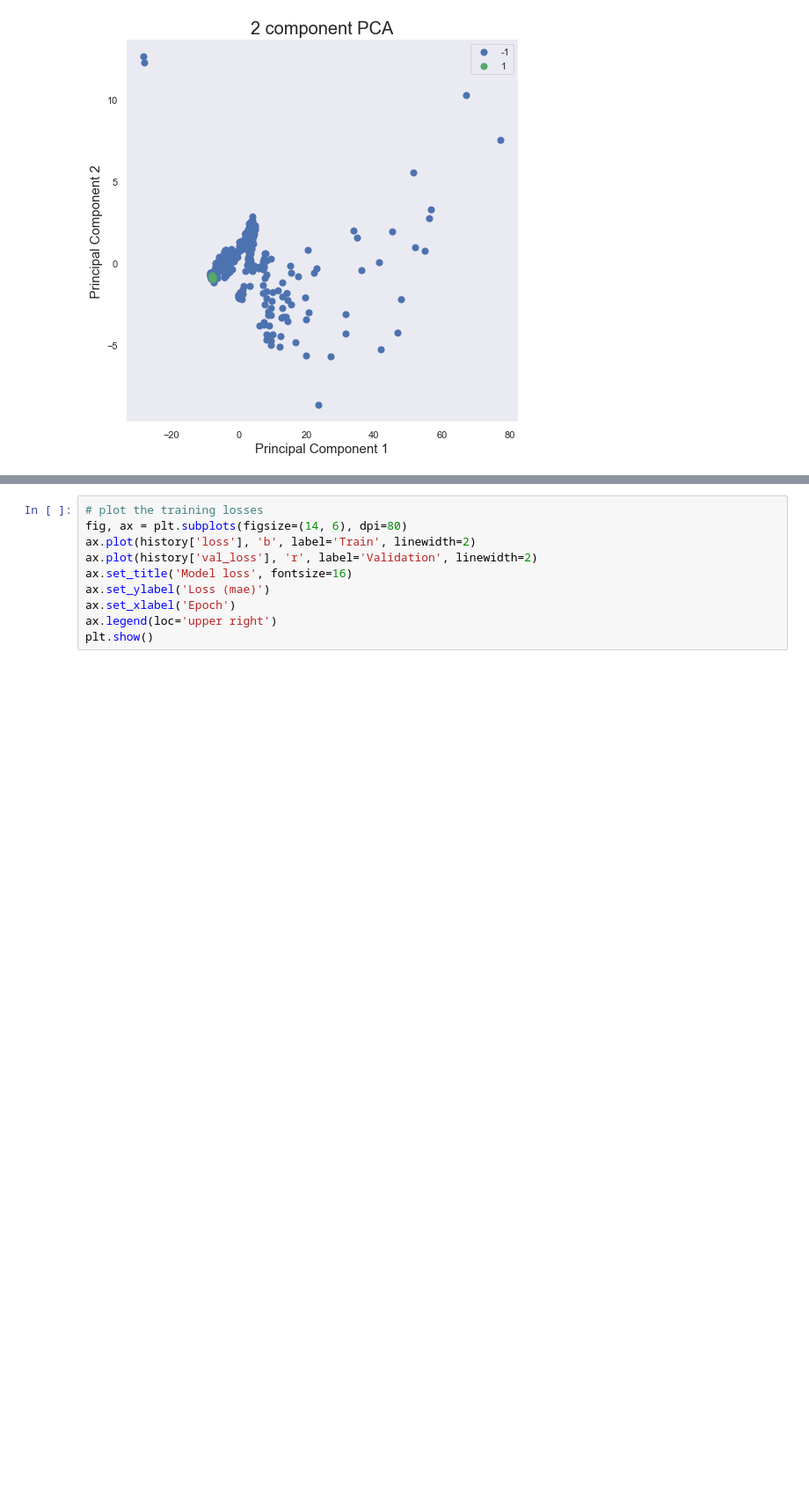
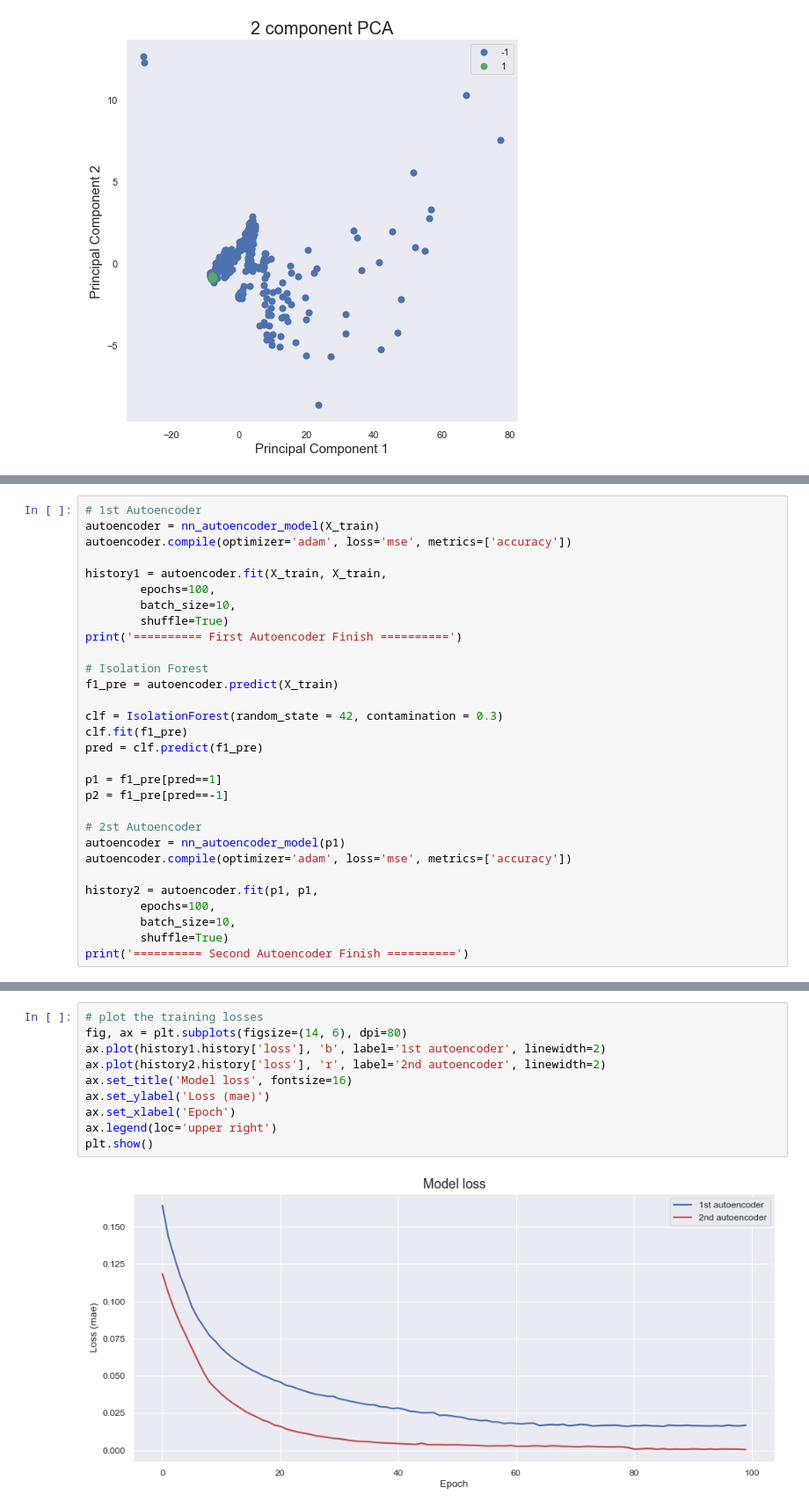
Before and after one commit to forallx94/Sequential_Anomaly_detecion, a Jupyter notebook: Sensor Anomaly Detection.ipynb, the cells around one changed output, grey strips where cells are left out. Shown at 88% size. Drawn from its saved outputs; the diff is of its cells as text; blank space fills up the shorter version.

```diff
--- a/Sensor Anomaly Detection.ipynb
+++ b/Sensor Anomaly Detection.ipynb
@@ -605,0 +544,30 @@ print(max(history1.history['accuracy']) , max(history2.history['accuracy']))
+# %%
+# 1st Autoencoder
+autoencoder = nn_autoencoder_model(X_train)
+autoencoder.compile(optimizer='adam', loss='mse', metrics=['accuracy'])
+
+history1 = autoencoder.fit(X_train, X_train,
+        epochs=100,
+        batch_size=10,
+        shuffle=True)
+print('========== First Autoencoder Finish ==========')
+
+# Isolation Forest
+f1_pre = autoencoder.predict(X_train)
+
+clf = IsolationForest(random_state = 42, contamination = 0.3)
+clf.fit(f1_pre)
+pred = clf.predict(f1_pre)
+
+p1 = f1_pre[pred==1]
+p2 = f1_pre[pred==-1]
+
+# 2st Autoencoder
+autoencoder = nn_autoencoder_model(p1)
+autoencoder.compile(optimizer='adam', loss='mse', metrics=['accuracy'])
+
+history2 = autoencoder.fit(p1, p1,
+        epochs=100,
+        batch_size=10,
+        shuffle=True)
+print('========== Second Autoencoder Finish ==========')
@@ -606,10 +592,12 @@ print(max(history1.history['accuracy']) , max(history2.history['accuracy']))
 # %%
 # plot the training losses
 fig, ax = plt.subplots(figsize=(14, 6), dpi=80)
-ax.plot(history['loss'], 'b', label='Train', linewidth=2)
-ax.plot(history['val_loss'], 'r', label='Validation', linewidth=2)
+ax.plot(history1.history['loss'], 'b', label='1st autoencoder', linewidth=2)
+ax.plot(history2.history['loss'], 'r', label='2nd autoencoder', linewidth=2)
 ax.set_title('Model loss', fontsize=16)
 ax.set_ylabel('Loss (mae)')
 ax.set_xlabel('Epoch')
 ax.legend(loc='upper right')
 plt.show()
+# %% [output]
+[figure, added]
```
Also changed, not shown: parts of 22 cells of this notebook, 2 other files.
